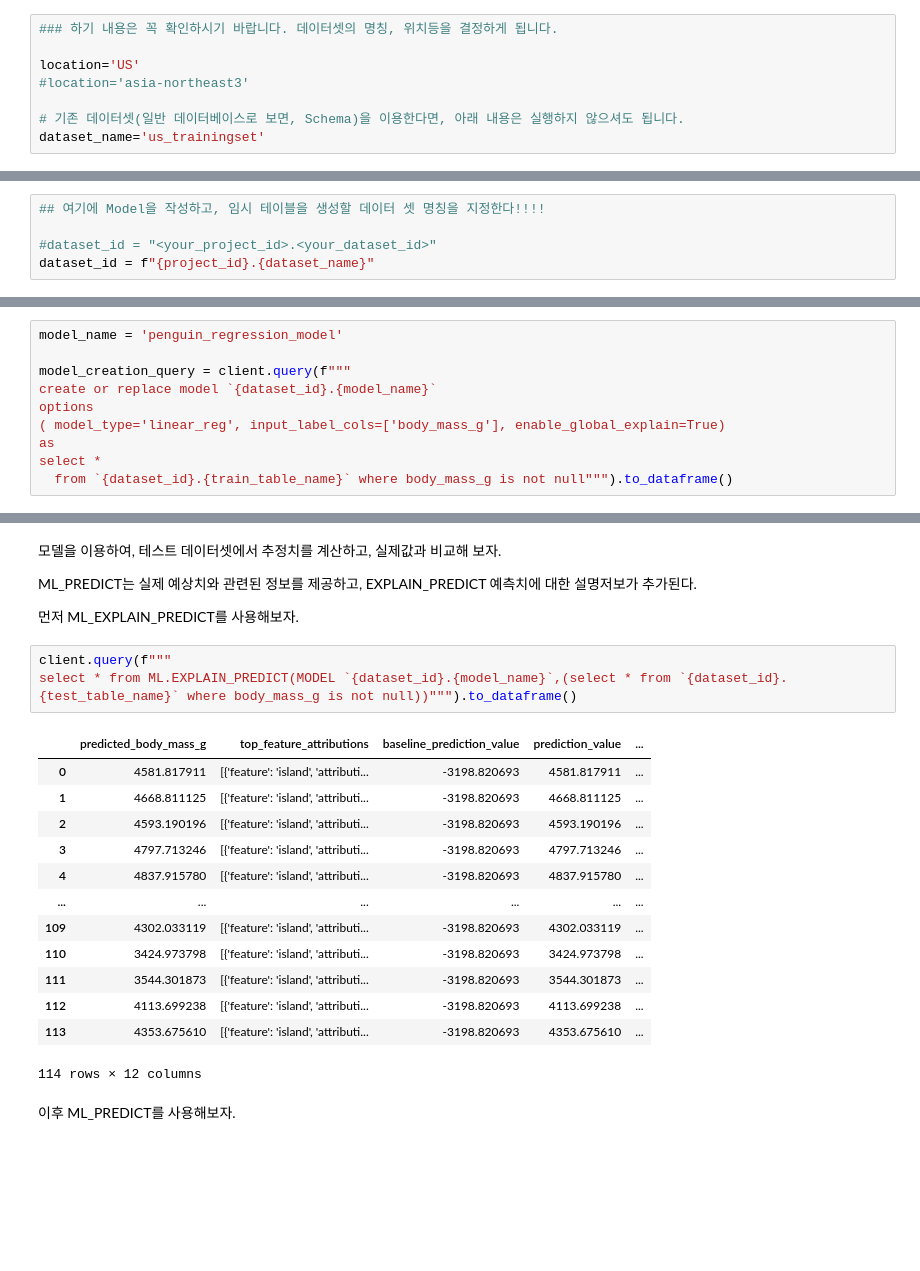
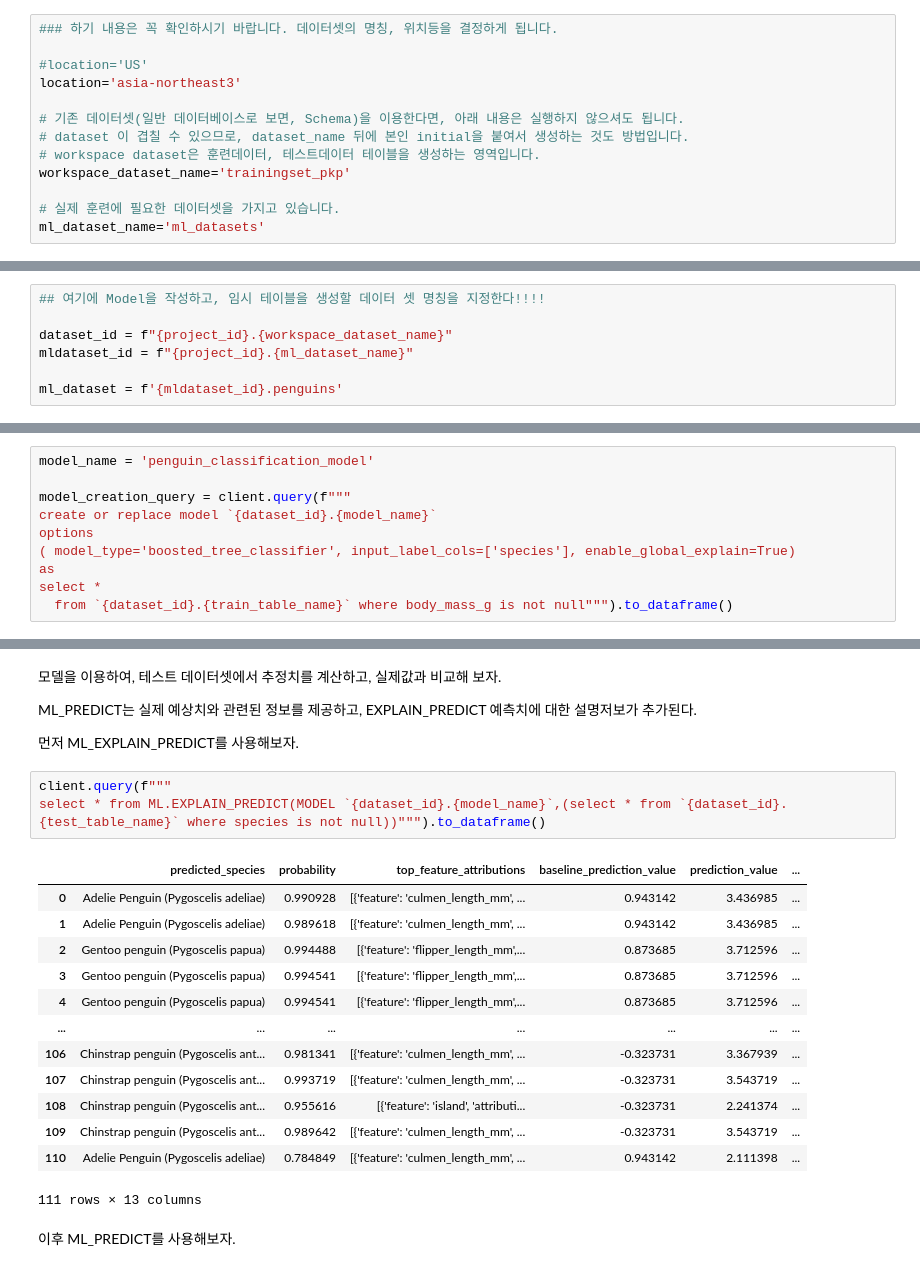
Before and after one commit to kpyopark/bqml_training_list, a Jupyter notebook: Training_List.ipynb, the cells around one changed output, grey strips where cells are left out. Drawn from its saved outputs; the diff is of its cells as text; blank space fills up the shorter version.

```diff
--- a/Training_List.ipynb
+++ b/Training_List.ipynb
@@ -53,11 +57,16 @@ public dataset은 대부분, 'US' 리전에서 동작합니다.
 # %%
 ### 하기 내용은 꼭 확인하시기 바랍니다. 데이터셋의 명칭, 위치등을 결정하게 됩니다.
 
-location='US'
-#location='asia-northeast3'
+#location='US'
+location='asia-northeast3'
 
 # 기존 데이터셋(일반 데이터베이스로 보면, Schema)을 이용한다면, 아래 내용은 실행하지 않으셔도 됩니다.
-dataset_name='us_trainingset'
+# dataset 이 겹칠 수 있으므로, dataset_name 뒤에 본인 initial을 붙여서 생성하는 것도 방법입니다.
+# workspace dataset은 훈련데이터, 테스트데이터 테이블을 생성하는 영역입니다.
+workspace_dataset_name='trainingset_pkp'
+
+# 실제 훈련에 필요한 데이터셋을 가지고 있습니다.
+ml_dataset_name='ml_datasets'
 # %%
 # Intialize All necessary modules
 from google.cloud import bigquery
@@ -73,8 +80,10 @@ Dataset 'turnkey-charter-358922:us_trainingset' successfully created.
 # %%
 ## 여기에 Model을 작성하고, 임시 테이블을 생성할 데이터 셋 명칭을 지정한다!!!!
 
-#dataset_id = "<your_project_id>.<your_dataset_id>"
-dataset_id = f"{project_id}.{dataset_name}"
+dataset_id = f"{project_id}.{workspace_dataset_name}"
+mldataset_id = f"{project_id}.{ml_dataset_name}"
+
+ml_dataset = f'{mldataset_id}.penguins'
 # %% [markdown]
 ## Classification
 # %% [markdown]
@@ -199,10 +210,10 @@ training 테이블을 이용하여, 모델을 생성해보자.
 # %%
-model_name = 'penguin_regression_model'
+model_name = 'penguin_classification_model'
 
 model_creation_query = client.query(f"""
 create or replace model `{dataset_id}.{model_name}`
 options
-( model_type='linear_reg', input_label_cols=['body_mass_g'], enable_global_explain=True)
+( model_type='boosted_tree_classifier', input_label_cols=['species'], enable_global_explain=True)
 as
 select *
   from `{dataset_id}.{train_table_name}` where body_mass_g is not null""").to_dataframe()
@@ -258,21 +281,21 @@ ML_PREDICT는 실제 예상치와 관련된 정보를 제공하고, EXPLAIN_PRED
 먼저 ML_EXPLAIN_PREDICT를 사용해보자.
 # %%
 client.query(f"""
-select * from ML.EXPLAIN_PREDICT(MODEL `{dataset_id}.{model_name}`,(select * from `{dataset_id}.{test_table_name}` where body_mass_g is not null))""").to_dataframe()
+select * from ML.EXPLAIN_PREDICT(MODEL `{dataset_id}.{model_name}`,(select * from `{dataset_id}.{test_table_name}` where species is not null))""").to_dataframe()
 # %% [output]
-|  | predicted_body_mass_g | top_feature_attributions | baseline_prediction_value | prediction_value | ... |
-| 0 | 4581.817911 | [{'feature': 'island', 'attributi... | -3198.820693 | 4581.817911 | ... |
-| 1 | 4668.811125 | [{'feature': 'island', 'attributi... | -3198.820693 | 4668.811125 | ... |
-| 2 | 4593.190196 | [{'feature': 'island', 'attributi... | -3198.820693 | 4593.190196 | ... |
-| 3 | 4797.713246 | [{'feature': 'island', 'attributi... | -3198.820693 | 4797.713246 | ... |
-| 4 | 4837.915780 | [{'feature': 'island', 'attributi... | -3198.820693 | 4837.915780 | ... |
-| ... | ... | ... | ... | ... | ... |
-| 109 | 4302.033119 | [{'feature': 'island', 'attributi... | -3198.820693 | 4302.033119 | ... |
-| 110 | 3424.973798 | [{'feature': 'island', 'attributi... | -3198.820693 | 3424.973798 | ... |
-| 111 | 3544.301873 | [{'feature': 'island', 'attributi... | -3198.820693 | 3544.301873 | ... |
-| 112 | 4113.699238 | [{'feature': 'island', 'attributi... | -3198.820693 | 4113.699238 | ... |
-| 113 | 4353.675610 | [{'feature': 'island', 'attributi... | -3198.820693 | 4353.675610 | ... |
+|  | predicted_species | probability | top_feature_attributions | baseline_prediction_value | prediction_value | ... |
+| 0 | Adelie Penguin (Pygoscelis adeliae) | 0.990928 | [{'feature': 'culmen_length_mm', ... | 0.943142 | 3.436985 | ... |
+| 1 | Adelie Penguin (Pygoscelis adeliae) | 0.989618 | [{'feature': 'culmen_length_mm', ... | 0.943142 | 3.436985 | ... |
+| 2 | Gentoo penguin (Pygoscelis papua) | 0.994488 | [{'feature': 'flipper_length_mm',... | 0.873685 | 3.712596 | ... |
+| 3 | Gentoo penguin (Pygoscelis papua) | 0.994541 | [{'feature': 'flipper_length_mm',... | 0.873685 | 3.712596 | ... |
+| 4 | Gentoo penguin (Pygoscelis papua) | 0.994541 | [{'feature': 'flipper_length_mm',... | 0.873685 | 3.712596 | ... |
+| ... | ... | ... | ... | ... | ... | ... |
+| 106 | Chinstrap penguin (Pygoscelis ant... | 0.981341 | [{'feature': 'culmen_length_mm', ... | -0.323731 | 3.367939 | ... |
+| 107 | Chinstrap penguin (Pygoscelis ant... | 0.993719 | [{'feature': 'culmen_length_mm', ... | -0.323731 | 3.543719 | ... |
+| 108 | Chinstrap penguin (Pygoscelis ant... | 0.955616 | [{'feature': 'island', 'attributi... | -0.323731 | 2.241374 | ... |
+| 109 | Chinstrap penguin (Pygoscelis ant... | 0.989642 | [{'feature': 'culmen_length_mm', ... | -0.323731 | 3.543719 | ... |
+| 110 | Adelie Penguin (Pygoscelis adeliae) | 0.784849 | [{'feature': 'culmen_length_mm', ... | 0.943142 | 2.111398 | ... |
-114 rows × 12 columns
+111 rows × 13 columns
 # %% [markdown]
 이후 ML_PREDICT를 사용해보자.
 # %%
```
Also changed, not shown: parts of 73 cells of this notebook.
